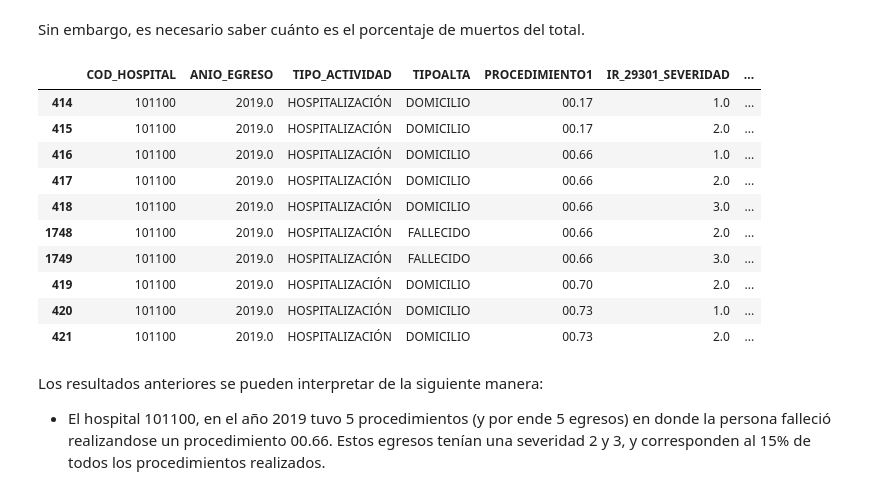
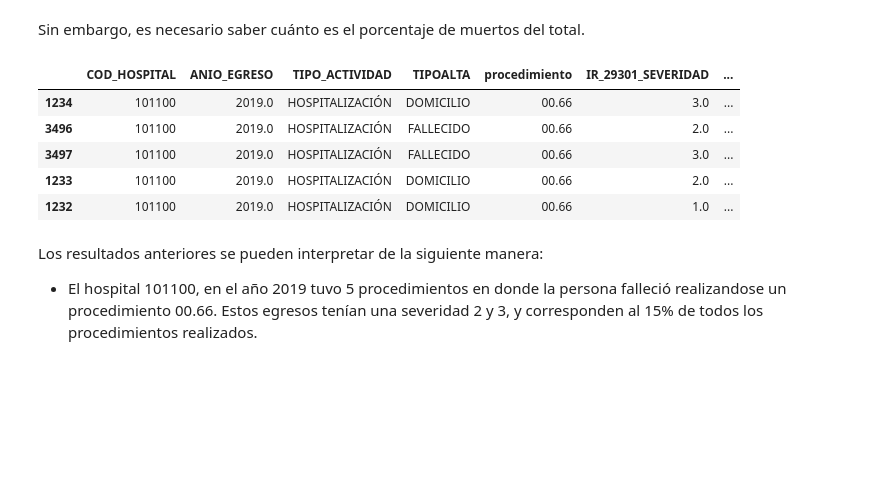
Before and after one commit to JavierRojas14/grd, a Jupyter notebook: notebooks/2.0-jrb-number-of-procedures-per-diagnosis.ipynb, the cells around one changed output. Drawn from its saved outputs; the diff is of its cells as text; code cells hidden in the pictures; blank space fills up the shorter version.

Commit message:
Exporta desglose por sev y mort con todos los proc

```diff
--- a/notebooks/2.0-jrb-number-of-procedures-per-diagnosis.ipynb
+++ b/notebooks/2.0-jrb-number-of-procedures-per-diagnosis.ipynb
@@ -345,7 +345,7 @@ display(consulta_inicial[filas_con_procedimiento])
 # %% [markdown]
 Sin embargo, es necesario saber cuánto es el porcentaje de muertos del total.
 # %%
-total_proceds = desglose_procedimientos.groupby(["COD_HOSPITAL", "ANIO_EGRESO", "PROCEDIMIENTO1"])[
+total_proceds = desglose_procedimientos.groupby(["COD_HOSPITAL", "ANIO_EGRESO", "procedimiento"])[
     "cantidad_procedimientos"
 ].transform("sum")
 
@@ -356,24 +356,20 @@ desglose_procedimientos["ratio_de_procedimientos"] = round(
     / desglose_procedimientos["total_de_procedimientos"],
     2,
 )
-# %%
-display(desglose_procedimientos.head(10))
-# %% [output]
-|  | COD_HOSPITAL | ANIO_EGRESO | TIPO_ACTIVIDAD | TIPOALTA | PROCEDIMIENTO1 | IR_29301_SEVERIDAD | ... |
-| 414 | 101100 | 2019.0 | HOSPITALIZACIÓN | DOMICILIO | 00.17 | 1.0 | ... |
-| 415 | 101100 | 2019.0 | HOSPITALIZACIÓN | DOMICILIO | 00.17 | 2.0 | ... |
-| 416 | 101100 | 2019.0 | HOSPITALIZACIÓN | DOMICILIO | 00.66 | 1.0 | ... |
-| 417 | 101100 | 2019.0 | HOSPITALIZACIÓN | DOMICILIO | 00.66 | 2.0 | ... |
-| 418 | 101100 | 2019.0 | HOSPITALIZACIÓN | DOMICILIO | 00.66 | 3.0 | ... |
-| 1748 | 101100 | 2019.0 | HOSPITALIZACIÓN | FALLECIDO | 00.66 | 2.0 | ... |
-| 1749 | 101100 | 2019.0 | HOSPITALIZACIÓN | FALLECIDO | 00.66 | 3.0 | ... |
-| 419 | 101100 | 2019.0 | HOSPITALIZACIÓN | DOMICILIO | 00.70 | 2.0 | ... |
-| 420 | 101100 | 2019.0 | HOSPITALIZACIÓN | DOMICILIO | 00.73 | 1.0 | ... |
-| 421 | 101100 | 2019.0 | HOSPITALIZACIÓN | DOMICILIO | 00.73 | 2.0 | ... |
+# %%
+desglose_procedimientos.query("COD_HOSPITAL == 101100 and ANIO_EGRESO == 2019.0 "
+                              "and procedimiento == '00.66'")
+# %% [output]
+|  | COD_HOSPITAL | ANIO_EGRESO | TIPO_ACTIVIDAD | TIPOALTA | procedimiento | IR_29301_SEVERIDAD | ... |
+| 1234 | 101100 | 2019.0 | HOSPITALIZACIÓN | DOMICILIO | 00.66 | 3.0 | ... |
+| 3496 | 101100 | 2019.0 | HOSPITALIZACIÓN | FALLECIDO | 00.66 | 2.0 | ... |
+| 3497 | 101100 | 2019.0 | HOSPITALIZACIÓN | FALLECIDO | 00.66 | 3.0 | ... |
+| 1233 | 101100 | 2019.0 | HOSPITALIZACIÓN | DOMICILIO | 00.66 | 2.0 | ... |
+| 1232 | 101100 | 2019.0 | HOSPITALIZACIÓN | DOMICILIO | 00.66 | 1.0 | ... |
 # %% [markdown]
 Los resultados anteriores se pueden interpretar de la siguiente manera:
 
-- El hospital 101100, en el año 2019 tuvo 5 procedimientos (y por ende 5 egresos) en donde
+- El hospital 101100, en el año 2019 tuvo 5 procedimientos en donde
   la persona falleció realizandose un procedimiento 00.66. Estos egresos tenían una severidad 2
   y 3, y corresponden al 15% de todos los procedimientos realizados.
 # %%
```
Also changed, not shown: parts of 4 cells of this notebook.
